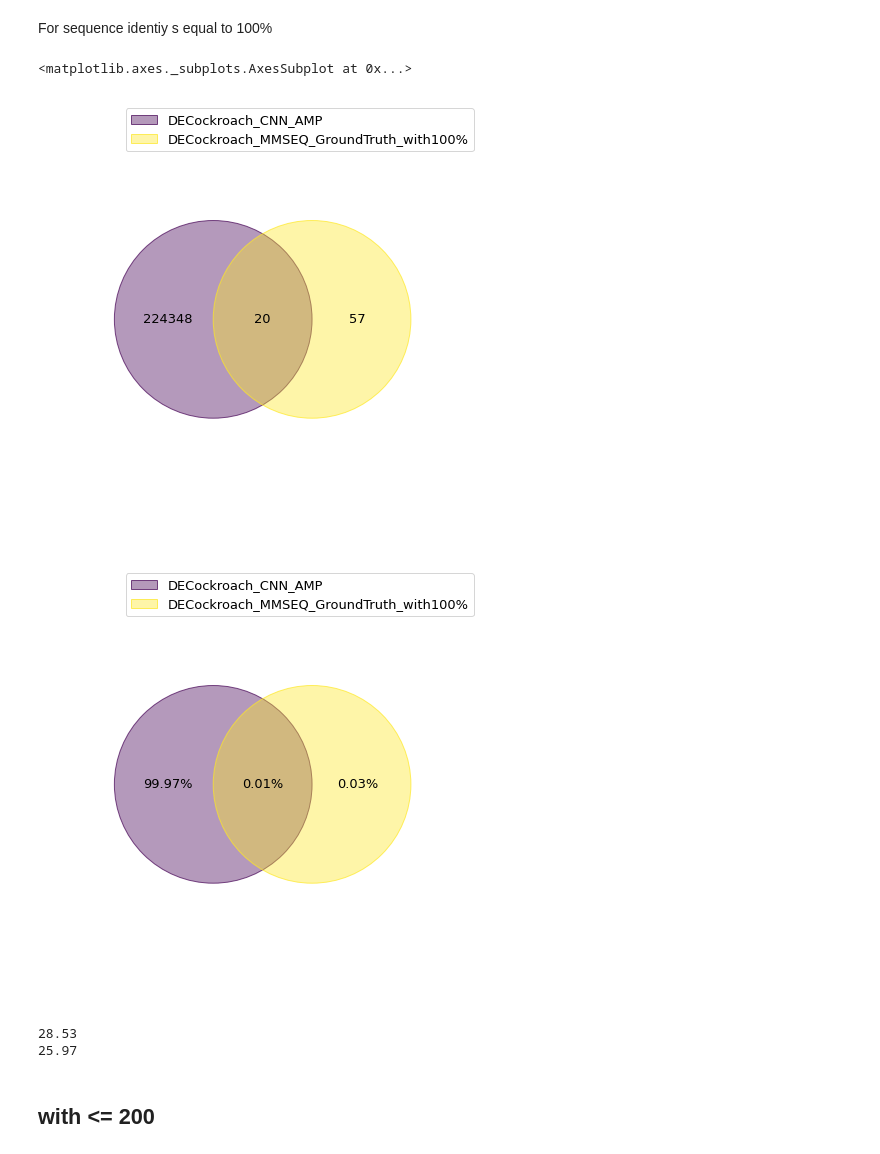
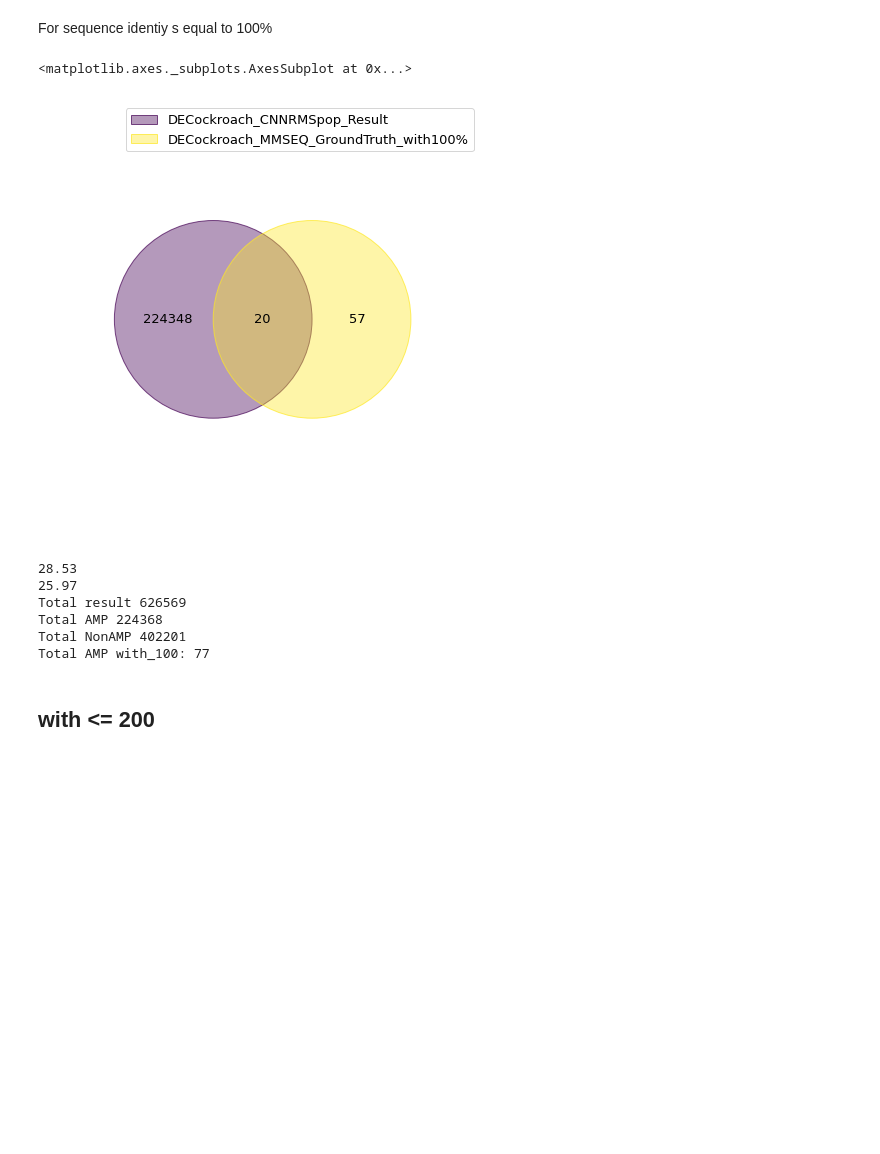
Before and after one commit to silenus092/AMPsDetector, a Jupyter notebook: VerifyAMPs/CompareResult.DECockroach.retrian.ipynb, the cells around one changed output. Cells and saved outputs as stored; diff of their text form; code cells hidden in the pictures; blank space fills up the shorter version.

```diff
--- a/VerifyAMPs/CompareResult.DECockroach.retrian.ipynb
+++ b/VerifyAMPs/CompareResult.DECockroach.retrian.ipynb
@@ -259,5 +308,5 @@ accuracy_cal(44, DECockroach_total_AMPS_with100 )
 # %%
-DECockroach_ML =  pd.read_pickle("/mnt/vdb/DECockroach/cd100/result_2_CNN/DECockroach.len15.MLResult.plk")
+DECockroach_ML =  pd.read_pickle("/mnt/vdb/DECockroach/cd100/result_2_CNN_RMSpop/DECockroach.len15.MLResult.plk")
 DECockroach_len15_truth = pd.read_csv("/home/ubuntu/data/MMseqs.clus/output/DECockroach.alnRes.m8.len15.tsv"
                                       ,encoding = "ISO-8859-1", sep='\t',header=0)
 #DECockroach_len15_truth.columns = columns
@@ -292,25 +339,33 @@ For sequence identiy s equal to 100%
 # %%
 # AMP only compares with filtering 100% seq identity on ground truth
 filtered_DECockroach_len15_truth = DECockroach_len15_truth[DECockroach_len15_truth['sequence_identity'] == 1]
 DECockroach_total_AMPS_with100 = len(filtered_DECockroach_len15_truth['ID_Query'].unique())
 DECockroachSamples = {
-    "DECockroach_CNN_AMP":  set(DECockroach_AMPs_ML["ID"]),
+    "DECockroach_CNNRMSpop_Result":  set(DECockroach_AMPs_ML["ID"]),
     "DECockroach_MMSEQ_GroundTruth_with100%": set(filtered_DECockroach_len15_truth['ID_Query']),
 }
 venn(DECockroachSamples)
-venn(DECockroachSamples, fmt="{percentage:.2f}%")
+#venn(DECockroachSamples, fmt="{percentage:.2f}%")
 # %% [output]
 <matplotlib.axes._subplots.AxesSubplot at 0x...>
-[figure, old version]
+[figure, new version]
-[figure, removed]
 # %%
 accuracy = (182/DECockroach_total_AMPS )*100
 print("%.2f" % accuracy)
 accuracy = (20/DECockroach_total_AMPS_with100 )*100
 print("%.2f" % accuracy)
+
+print("Total result " + str(len(DECockroach_ML)) )
+print("Total AMP " + str(len(DECockroach_AMPs_ML)) )
+print("Total NonAMP " + str(len(DECockroach_ML) -len(DECockroach_AMPs_ML)) )
+print("Total AMP with_100: " + str( DECockroach_total_AMPS_with100) )
 # %% [output]
 28.53
 25.97
+Total result 626569
+Total AMP 224368
+Total NonAMP 402201
+Total AMP with_100: 77
 # %% [markdown]
 ## with <= 200
 # %%
```
Also changed, not shown: parts of 88 cells of this notebook, 4 other files.
